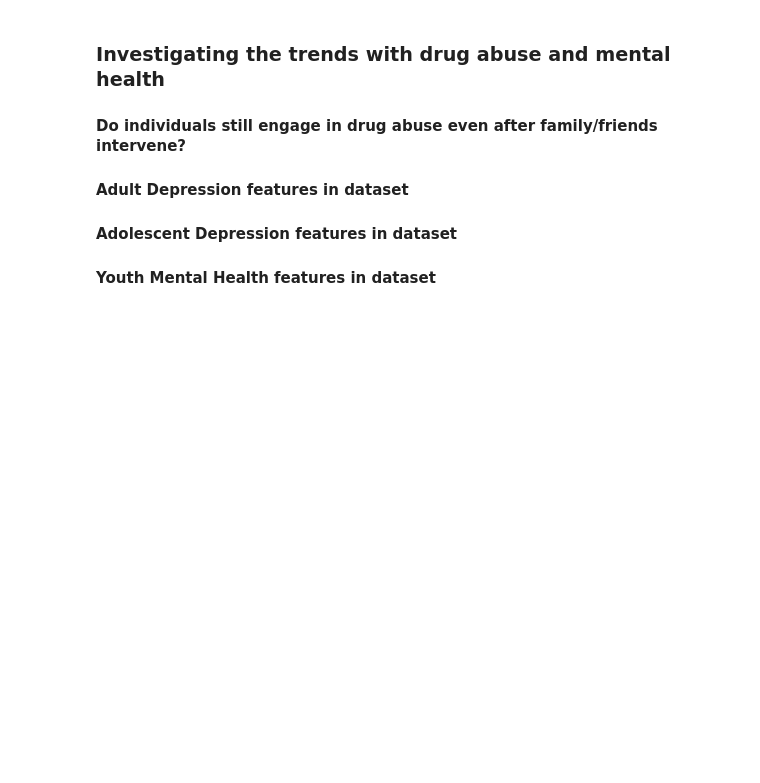
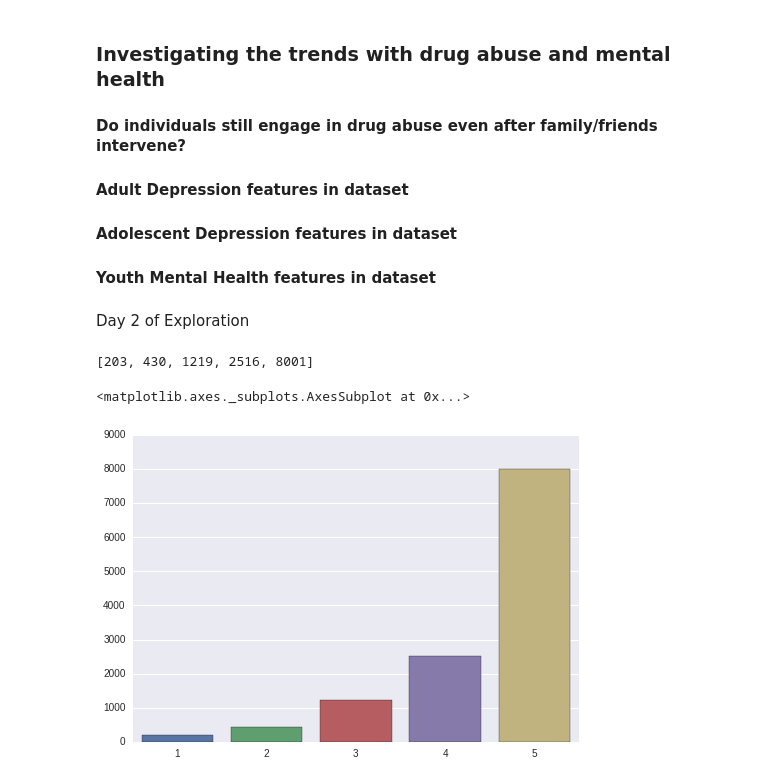
Before and after one commit to greenteawarrior/DataScience16CTW, a Jupyter notebook: drugs_usage_health_intro.ipynb, the cells around one changed output. Drawn from its saved outputs; the diff is of its cells as text; code cells hidden in the pictures; blank space fills up the shorter version.

```diff
--- a/drugs_usage_health_intro.ipynb
+++ b/drugs_usage_health_intro.ipynb
@@ -152,3 +152,32 @@ plt.show()
 #### Adult Depression features in dataset
 #### Adolescent Depression features in dataset
 #### Youth Mental Health features in dataset
+# %% [markdown]
+Day 2 of Exploration
+# %%
+df2 = df.groupby(['ALCDAYS', 'DSTNGD30'])
+dff = df2['ALCDAYS'].count()
+
+# print (dff[0:8])
+# print dff[1, 1]
+
+onecounts = 0
+twocounts = 0
+threecounts = 0
+fourcounts = 0
+fivecounts = 0
+
+for a in range(1, 6):
+    onecounts += dff[a, 1]
+    twocounts += dff[a, 2]
+    threecounts += dff[a, 3]
+    fourcounts += dff[a, 4]
+    fivecounts += dff [a, 5]
+
+agg =  [onecounts, twocounts, threecounts, fourcounts, fivecounts]
+print agg
+sns.barplot(x=[1, 2, 3, 4, 5], y=agg)
+# %% [output]
+[203, 430, 1219, 2516, 8001]
+<matplotlib.axes._subplots.AxesSubplot at 0x...>
+[figure, added]
```
Also changed, not shown: parts of 2 cells of this notebook.
